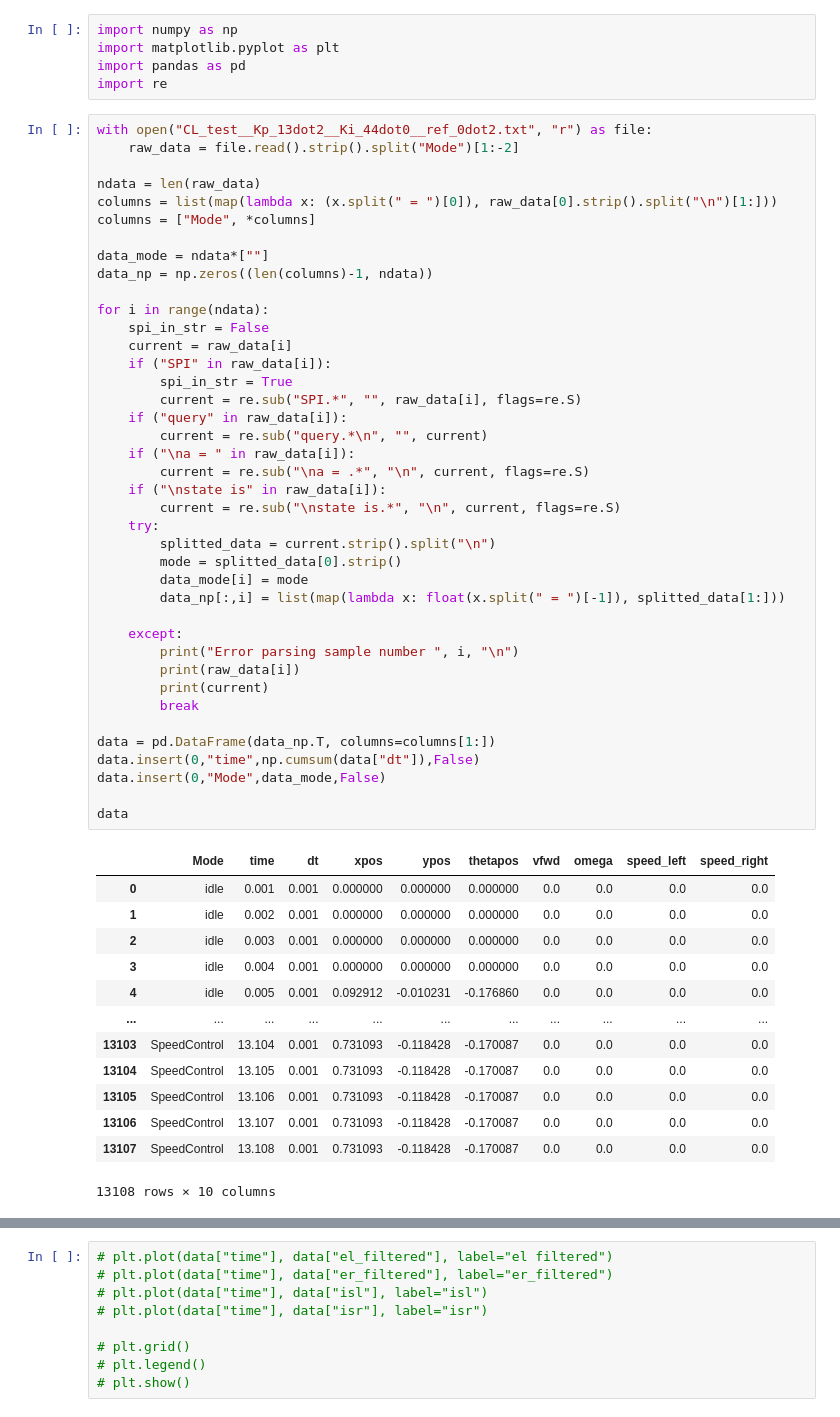
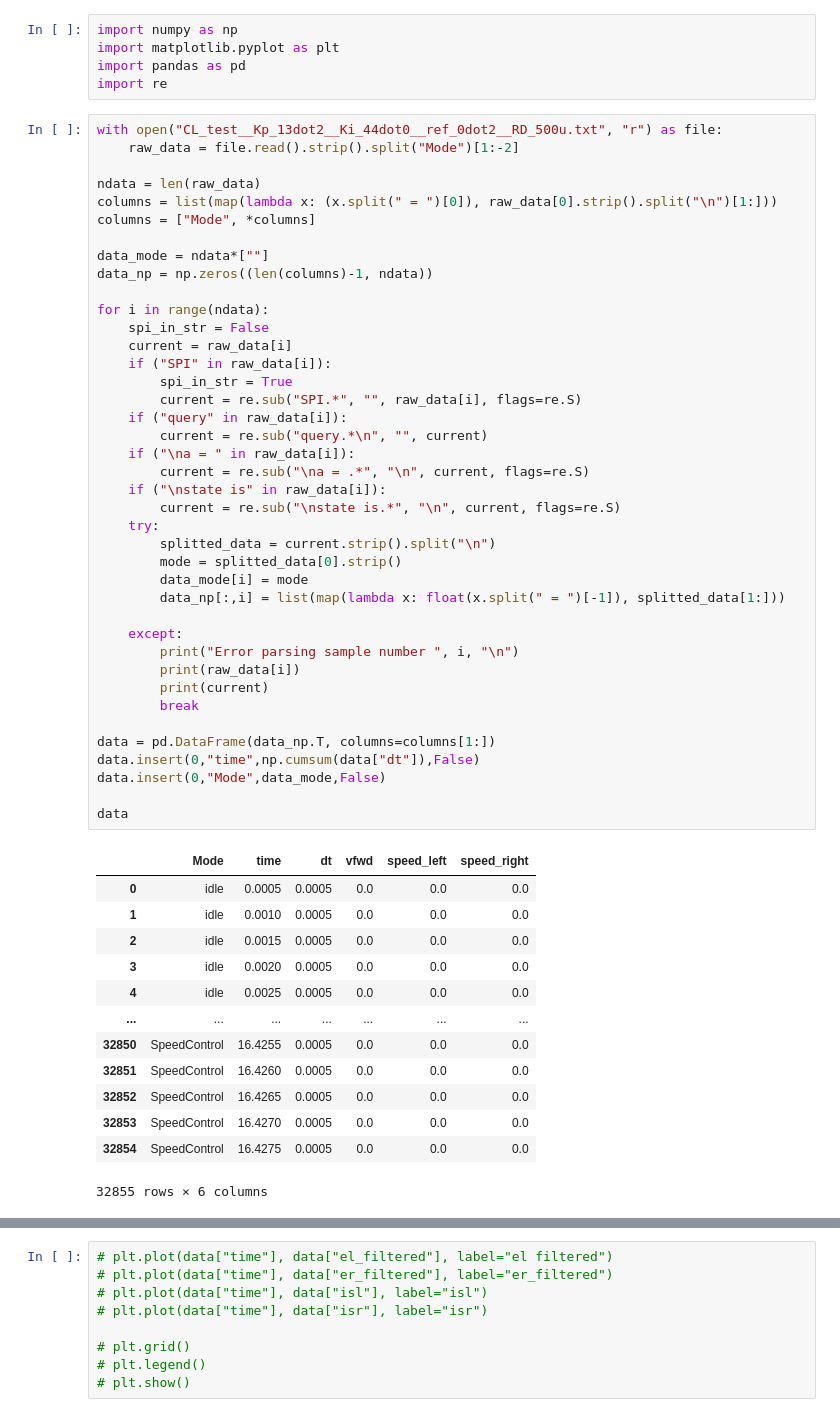
Before and after one commit to EthanD11/botlightyear, a Jupyter notebook: Teensy/CL_test/CL_test.ipynb, the cells around one changed output, grey strips where cells are left out. Cells and saved outputs as stored; diff of their text form.

```diff
--- a/Teensy/CL_test/CL_test.ipynb
+++ b/Teensy/CL_test/CL_test.ipynb
@@ -4,7 +4,7 @@ import matplotlib.pyplot as plt
 import pandas as pd
 import re
 # %%
-with open("CL_test__Kp_13dot2__Ki_44dot0__ref_0dot2.txt", "r") as file:
+with open("CL_test__Kp_13dot2__Ki_44dot0__ref_0dot2__RD_500u.txt", "r") as file:
     raw_data = file.read().strip().split("Mode")[1:-2]
 
 ndata = len(raw_data)
@@ -17,46 +17,46 @@ data_np = np.zeros((len(columns)-1, ndata))
 for i in range(ndata):
     spi_in_str = False
     current = raw_data[i]
     if ("SPI" in raw_data[i]):
         spi_in_str = True
         current = re.sub("SPI.*", "", raw_data[i], flags=re.S)
     if ("query" in raw_data[i]):
         current = re.sub("query.*\n", "", current)
     if ("\na = " in raw_data[i]):
         current = re.sub("\na = .*", "\n", current, flags=re.S)
     if ("\nstate is" in raw_data[i]):
         current = re.sub("\nstate is.*", "\n", current, flags=re.S)
     try:
         splitted_data = current.strip().split("\n")
         mode = splitted_data[0].strip()
         data_mode[i] = mode
         data_np[:,i] = list(map(lambda x: float(x.split(" = ")[-1]), splitted_data[1:]))
 
     except:
         print("Error parsing sample number ", i, "\n")
         print(raw_data[i])
         print(current)
         break
 
 data = pd.DataFrame(data_np.T, columns=columns[1:])
 data.insert(0,"time",np.cumsum(data["dt"]),False)
 data.insert(0,"Mode",data_mode,False)
 
 data
 # %% [output]
-|  | Mode | time | dt | xpos | ypos | thetapos | vfwd | omega | speed_left | speed_right |
-| 0 | idle | 0.001 | 0.001 | 0.000000 | 0.000000 | 0.000000 | 0.0 | 0.0 | 0.0 | 0.0 |
-| 1 | idle | 0.002 | 0.001 | 0.000000 | 0.000000 | 0.000000 | 0.0 | 0.0 | 0.0 | 0.0 |
-| 2 | idle | 0.003 | 0.001 | 0.000000 | 0.000000 | 0.000000 | 0.0 | 0.0 | 0.0 | 0.0 |
-| 3 | idle | 0.004 | 0.001 | 0.000000 | 0.000000 | 0.000000 | 0.0 | 0.0 | 0.0 | 0.0 |
-| 4 | idle | 0.005 | 0.001 | 0.092912 | -0.010231 | -0.176860 | 0.0 | 0.0 | 0.0 | 0.0 |
-| ... | ... | ... | ... | ... | ... | ... | ... | ... | ... | ... |
-| 13103 | SpeedControl | 13.104 | 0.001 | 0.731093 | -0.118428 | -0.170087 | 0.0 | 0.0 | 0.0 | 0.0 |
-| 13104 | SpeedControl | 13.105 | 0.001 | 0.731093 | -0.118428 | -0.170087 | 0.0 | 0.0 | 0.0 | 0.0 |
-| 13105 | SpeedControl | 13.106 | 0.001 | 0.731093 | -0.118428 | -0.170087 | 0.0 | 0.0 | 0.0 | 0.0 |
-| 13106 | SpeedControl | 13.107 | 0.001 | 0.731093 | -0.118428 | -0.170087 | 0.0 | 0.0 | 0.0 | 0.0 |
-| 13107 | SpeedControl | 13.108 | 0.001 | 0.731093 | -0.118428 | -0.170087 | 0.0 | 0.0 | 0.0 | 0.0 |
+|  | Mode | time | dt | vfwd | speed_left | speed_right |
+| 0 | idle | 0.0005 | 0.0005 | 0.0 | 0.0 | 0.0 |
+| 1 | idle | 0.0010 | 0.0005 | 0.0 | 0.0 | 0.0 |
+| 2 | idle | 0.0015 | 0.0005 | 0.0 | 0.0 | 0.0 |
+| 3 | idle | 0.0020 | 0.0005 | 0.0 | 0.0 | 0.0 |
+| 4 | idle | 0.0025 | 0.0005 | 0.0 | 0.0 | 0.0 |
+| ... | ... | ... | ... | ... | ... | ... |
+| 32850 | SpeedControl | 16.4255 | 0.0005 | 0.0 | 0.0 | 0.0 |
+| 32851 | SpeedControl | 16.4260 | 0.0005 | 0.0 | 0.0 | 0.0 |
+| 32852 | SpeedControl | 16.4265 | 0.0005 | 0.0 | 0.0 | 0.0 |
+| 32853 | SpeedControl | 16.4270 | 0.0005 | 0.0 | 0.0 | 0.0 |
+| 32854 | SpeedControl | 16.4275 | 0.0005 | 0.0 | 0.0 | 0.0 |
-13108 rows × 10 columns
+32855 rows × 6 columns
 # %%
 mask = data["Mode"] != "idle"
 # mask = np.logical_and(mask, data["time"] <=100)
```
Also changed, not shown: parts of 5 cells of this notebook, 9 other files.
